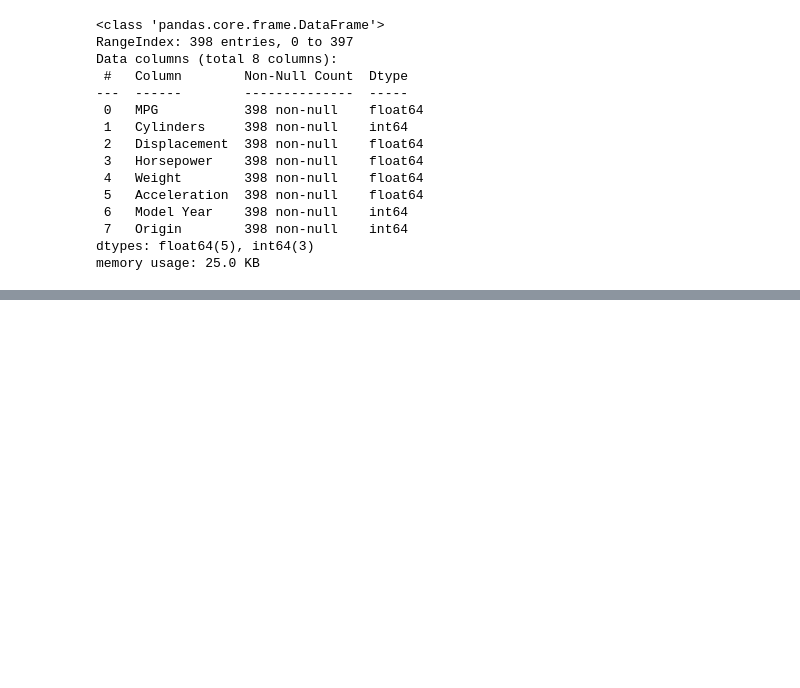
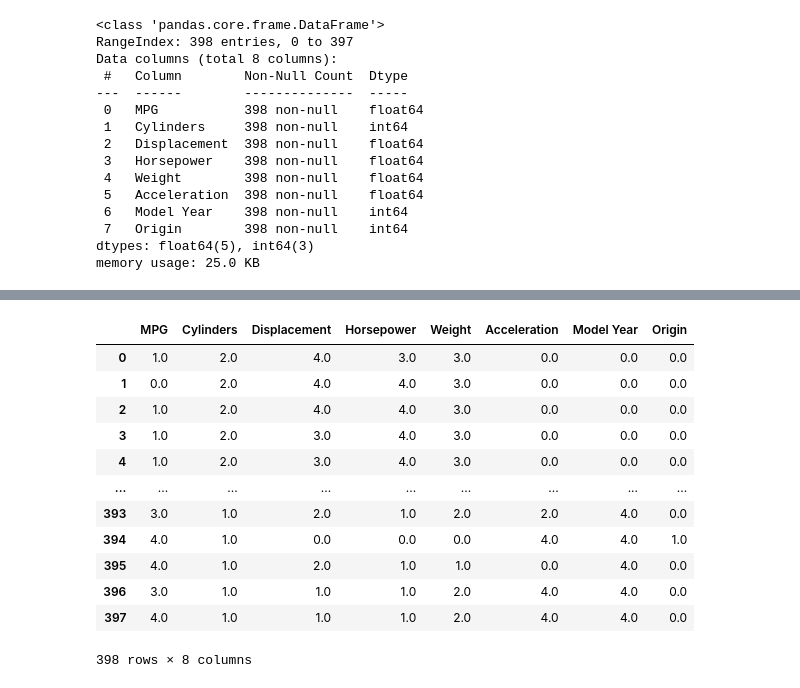
Before and after one commit to krunal310/Automobile-Fuel-Efficiency-Prediction, a Jupyter notebook: car_fuel_efficiency_pred.ipynb, the cells around one changed output, grey strips where cells are left out. Drawn from its saved outputs; the diff is of its cells as text; code cells hidden in the pictures; blank space fills up the shorter version.

```diff
--- a/car_fuel_efficiency_pred.ipynb
+++ b/car_fuel_efficiency_pred.ipynb
@@ -150,0 +168,28 @@ sns.pairplot(df[["MPG", "Cylinders", "Displacement", "Weight", "Horsepower"]], d
+# %%
+def binning(x):
+    split = [[v] for v in df[x]]
+    est.fit(split)
+    transformed = est.transform(split)
+    df[x] = transformed
+
+est = KBinsDiscretizer(n_bins = 5, encode = "ordinal", strategy = "quantile")
+names = list(df)
+for string in names:
+    binning(string)
+
+dfBin = df.copy()
+dfBin
+# %% [output]
+|  | MPG | Cylinders | Displacement | Horsepower | Weight | Acceleration | Model Year | Origin |
+| 0 | 1.0 | 2.0 | 4.0 | 3.0 | 3.0 | 0.0 | 0.0 | 0.0 |
+| 1 | 0.0 | 2.0 | 4.0 | 4.0 | 3.0 | 0.0 | 0.0 | 0.0 |
+| 2 | 1.0 | 2.0 | 4.0 | 4.0 | 3.0 | 0.0 | 0.0 | 0.0 |
+| 3 | 1.0 | 2.0 | 3.0 | 4.0 | 3.0 | 0.0 | 0.0 | 0.0 |
+| 4 | 1.0 | 2.0 | 3.0 | 4.0 | 3.0 | 0.0 | 0.0 | 0.0 |
+| ... | ... | ... | ... | ... | ... | ... | ... | ... |
+| 393 | 3.0 | 1.0 | 2.0 | 1.0 | 2.0 | 2.0 | 4.0 | 0.0 |
+| 394 | 4.0 | 1.0 | 0.0 | 0.0 | 0.0 | 4.0 | 4.0 | 1.0 |
+| 395 | 4.0 | 1.0 | 2.0 | 1.0 | 1.0 | 0.0 | 4.0 | 0.0 |
+| 396 | 3.0 | 1.0 | 1.0 | 1.0 | 2.0 | 4.0 | 4.0 | 0.0 |
+| 397 | 4.0 | 1.0 | 1.0 | 1.0 | 2.0 | 4.0 | 4.0 | 0.0 |
+398 rows × 8 columns
```
Also changed, not shown: parts of 16 cells of this notebook.
